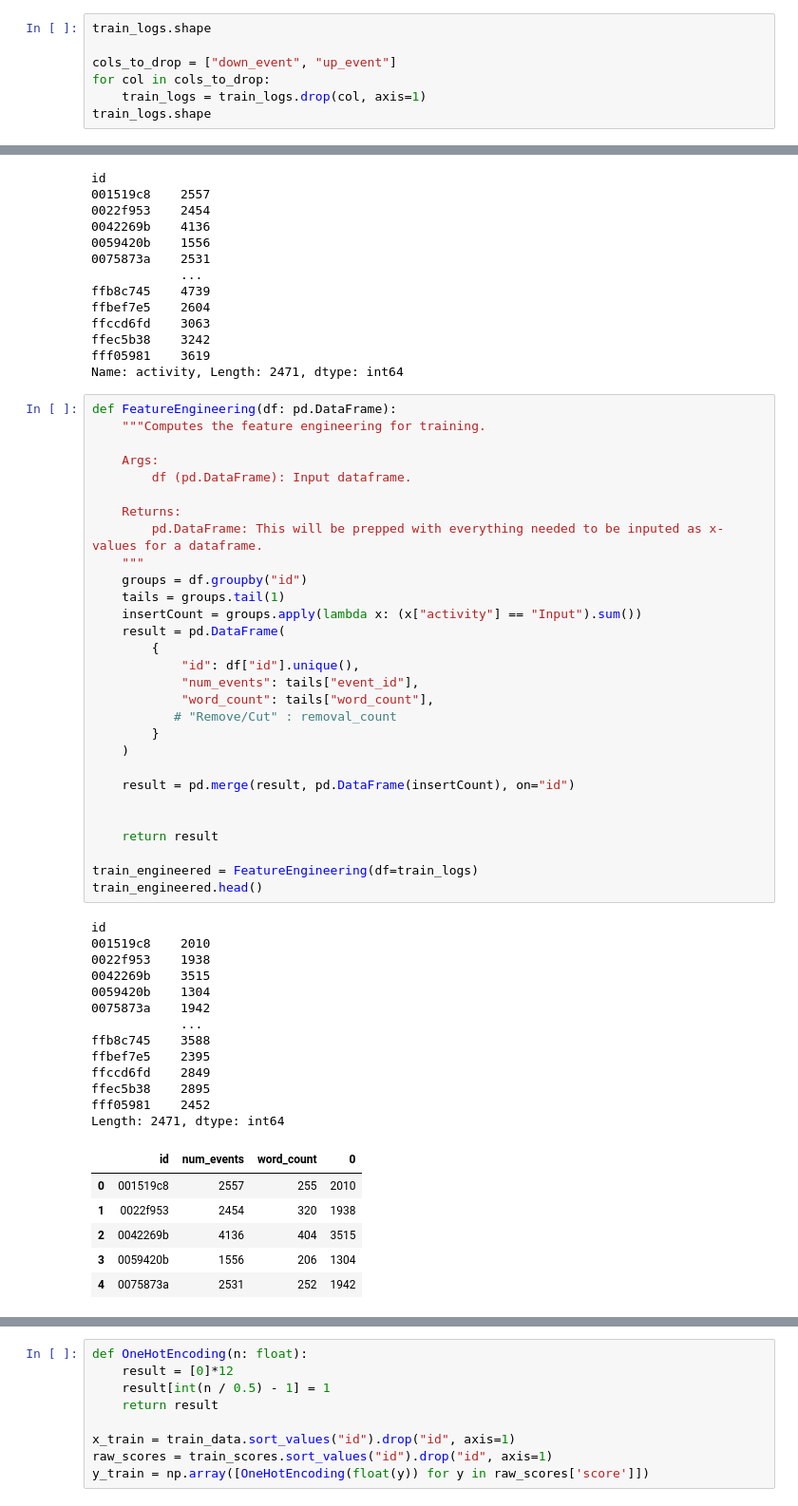
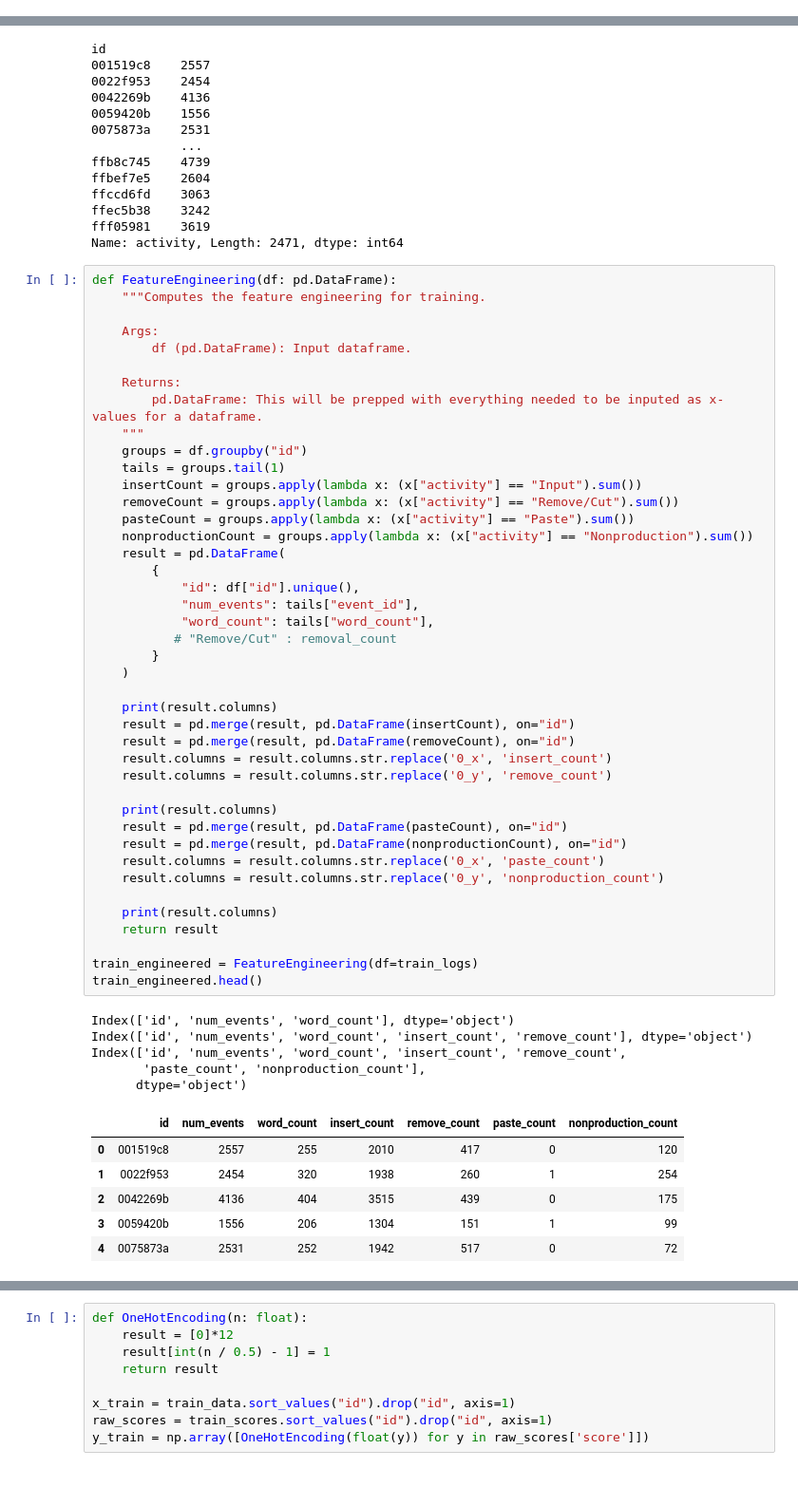
Before and after one commit to DarknessNotFound/WritingQuality, a Jupyter notebook: writing-quality.ipynb, the cells around one changed output, grey strips where cells are left out. Shown: that part at 95% size. Cells and saved outputs as stored; diff of their text form; blank space fills up the shorter version.

Commit message:
Data analysis

```diff
--- a/writing-quality.ipynb
+++ b/writing-quality.ipynb
@@ -69,10 +70,3 @@ train_scores.head()
 | 2 | 0042269b | 6.0 |
 | 3 | 0059420b | 2.0 |
 | 4 | 0075873a | 4.0 |
-# %%
-train_logs.shape
-
-cols_to_drop = ["down_event", "up_event"]
-for col in cols_to_drop:
-    train_logs = train_logs.drop(col, axis=1)
-train_logs.shape
@@ -101,52 +164,57 @@ Name: activity, Length: 2471, dtype: int64
 # %%
 def FeatureEngineering(df: pd.DataFrame):
     """Computes the feature engineering for training.
 
     Args:
         df (pd.DataFrame): Input dataframe.
 
     Returns:
         pd.DataFrame: This will be prepped with everything needed to be inputed as x-values for a dataframe.
     """
     groups = df.groupby("id")
     tails = groups.tail(1)
     insertCount = groups.apply(lambda x: (x["activity"] == "Input").sum())
+    removeCount = groups.apply(lambda x: (x["activity"] == "Remove/Cut").sum())
+    pasteCount = groups.apply(lambda x: (x["activity"] == "Paste").sum())
+    nonproductionCount = groups.apply(lambda x: (x["activity"] == "Nonproduction").sum())
     result = pd.DataFrame(
         {
             "id": df["id"].unique(),
             "num_events": tails["event_id"],
             "word_count": tails["word_count"],
            # "Remove/Cut" : removal_count
         }
     )
 
+    print(result.columns)
     result = pd.merge(result, pd.DataFrame(insertCount), on="id")
+    result = pd.merge(result, pd.DataFrame(removeCount), on="id")
+    result.columns = result.columns.str.replace('0_x', 'insert_count')
+    result.columns = result.columns.str.replace('0_y', 'remove_count')
 
+    print(result.columns)
+    result = pd.merge(result, pd.DataFrame(pasteCount), on="id")
+    result = pd.merge(result, pd.DataFrame(nonproductionCount), on="id")
+    result.columns = result.columns.str.replace('0_x', 'paste_count')
+    result.columns = result.columns.str.replace('0_y', 'nonproduction_count')
 
+    print(result.columns)
     return result
 
 train_engineered = FeatureEngineering(df=train_logs)
 train_engineered.head()
 # %% [output]
-id
-001519c8    2010
-0022f953    1938
-0042269b    3515
-0059420b    1304
-0075873a    1942
-            ...
-ffb8c745    3588
-ffbef7e5    2395
-ffccd6fd    2849
-ffec5b38    2895
-fff05981    2452
-Length: 2471, dtype: int64
+Index(['id', 'num_events', 'word_count'], dtype='object')
+Index(['id', 'num_events', 'word_count', 'insert_count', 'remove_count'], dtype='object')
+Index(['id', 'num_events', 'word_count', 'insert_count', 'remove_count',
+       'paste_count', 'nonproduction_count'],
+      dtype='object')
-|  | id | num_events | word_count | 0 |
-| 0 | 001519c8 | 2557 | 255 | 2010 |
-| 1 | 0022f953 | 2454 | 320 | 1938 |
-| 2 | 0042269b | 4136 | 404 | 3515 |
-| 3 | 0059420b | 1556 | 206 | 1304 |
-| 4 | 0075873a | 2531 | 252 | 1942 |
+|  | id | num_events | word_count | insert_count | remove_count | paste_count | nonproduction_count |
+| 0 | 001519c8 | 2557 | 255 | 2010 | 417 | 0 | 120 |
+| 1 | 0022f953 | 2454 | 320 | 1938 | 260 | 1 | 254 |
+| 2 | 0042269b | 4136 | 404 | 3515 | 439 | 0 | 175 |
+| 3 | 0059420b | 1556 | 206 | 1304 | 151 | 1 | 99 |
+| 4 | 0075873a | 2531 | 252 | 1942 | 517 | 0 | 72 |
 # %%
 def NormalizeTrainData(input: pd.DataFrame) -> pd.DataFrame:
     min_max_scaler = preprocessing.MinMaxScaler()
```
Also changed, not shown: parts of 14 cells of this notebook.
